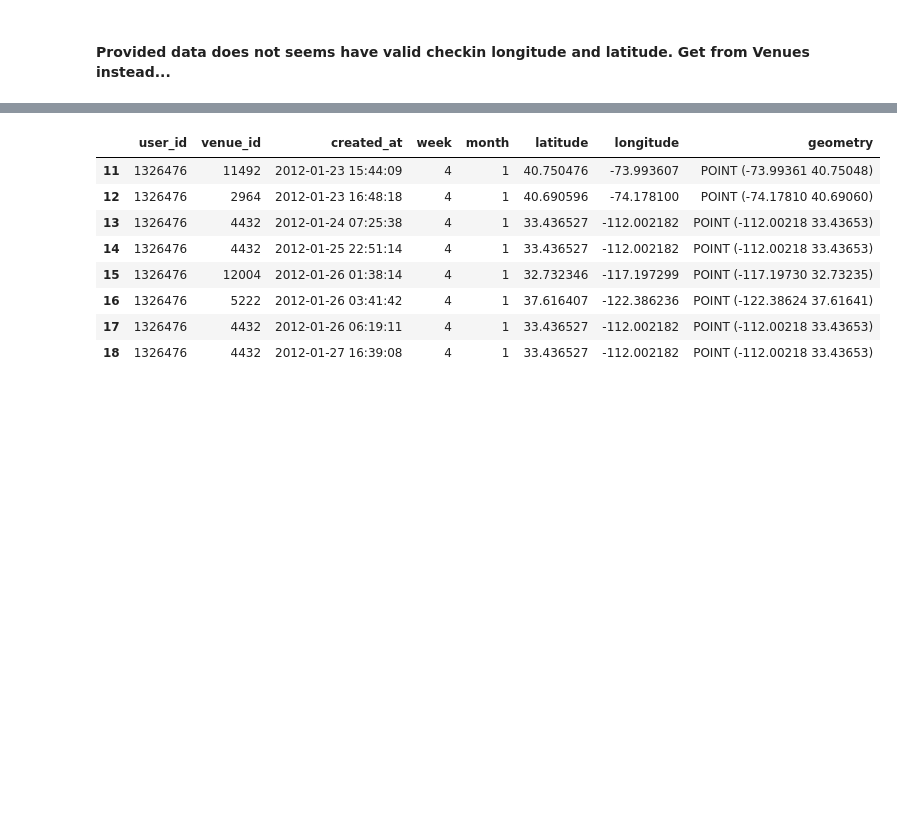
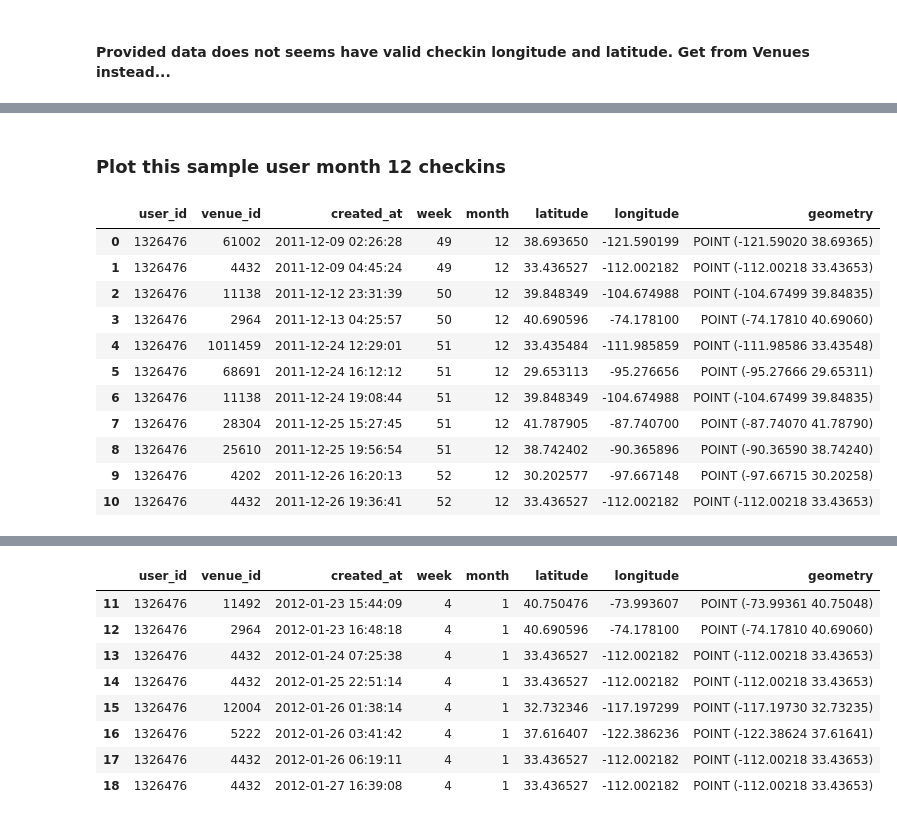
Before and after one commit to stefanauwyang/ml-engineer, a Jupyter notebook: ML-Engineer-Notebook.ipynb, the cells around one changed output, grey strips where cells are left out. Cells and saved outputs as stored; diff of their text form; code cells hidden in the pictures; blank space fills up the shorter version.

```diff
--- a/ML-Engineer-Notebook.ipynb
+++ b/ML-Engineer-Notebook.ipynb
@@ -742,0 +834,19 @@ sample_user_checkins
+# %% [markdown]
+### Plot this sample user month 12 checkins
+# %%
+sample_user_checkins_month_12 = sample_user_checkins[sample_user_checkins['month']==12]
+gdf = gpd.GeoDataFrame(sample_user_checkins_month_12, geometry=gpd.points_from_xy(sample_user_checkins_month_12.longitude, sample_user_checkins_month_12.latitude))
+gdf
+# %% [output]
+|  | user_id | venue_id | created_at | week | month | latitude | longitude | geometry |
+| 0 | 1326476 | 61002 | 2011-12-09 02:26:28 | 49 | 12 | 38.693650 | -121.590199 | POINT (-121.59020 38.69365) |
+| 1 | 1326476 | 4432 | 2011-12-09 04:45:24 | 49 | 12 | 33.436527 | -112.002182 | POINT (-112.00218 33.43653) |
+| 2 | 1326476 | 11138 | 2011-12-12 23:31:39 | 50 | 12 | 39.848349 | -104.674988 | POINT (-104.67499 39.84835) |
+| 3 | 1326476 | 2964 | 2011-12-13 04:25:57 | 50 | 12 | 40.690596 | -74.178100 | POINT (-74.17810 40.69060) |
+| 4 | 1326476 | 1011459 | 2011-12-24 12:29:01 | 51 | 12 | 33.435484 | -111.985859 | POINT (-111.98586 33.43548) |
+| 5 | 1326476 | 68691 | 2011-12-24 16:12:12 | 51 | 12 | 29.653113 | -95.276656 | POINT (-95.27666 29.65311) |
+| 6 | 1326476 | 11138 | 2011-12-24 19:08:44 | 51 | 12 | 39.848349 | -104.674988 | POINT (-104.67499 39.84835) |
+| 7 | 1326476 | 28304 | 2011-12-25 15:27:45 | 51 | 12 | 41.787905 | -87.740700 | POINT (-87.74070 41.78790) |
+| 8 | 1326476 | 25610 | 2011-12-25 19:56:54 | 51 | 12 | 38.742402 | -90.365896 | POINT (-90.36590 38.74240) |
+| 9 | 1326476 | 4202 | 2011-12-26 16:20:13 | 52 | 12 | 30.202577 | -97.667148 | POINT (-97.66715 30.20258) |
+| 10 | 1326476 | 4432 | 2011-12-26 19:36:41 | 52 | 12 | 33.436527 | -112.002182 | POINT (-112.00218 33.43653) |
```
Also changed, not shown: parts of 50 cells of this notebook.
